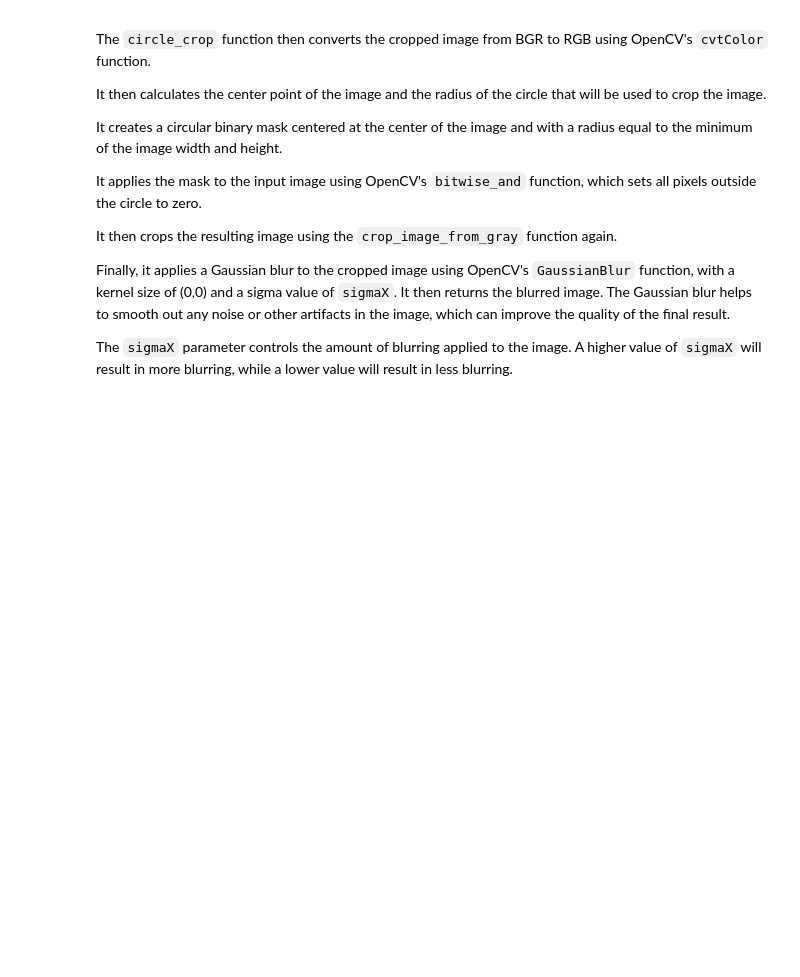
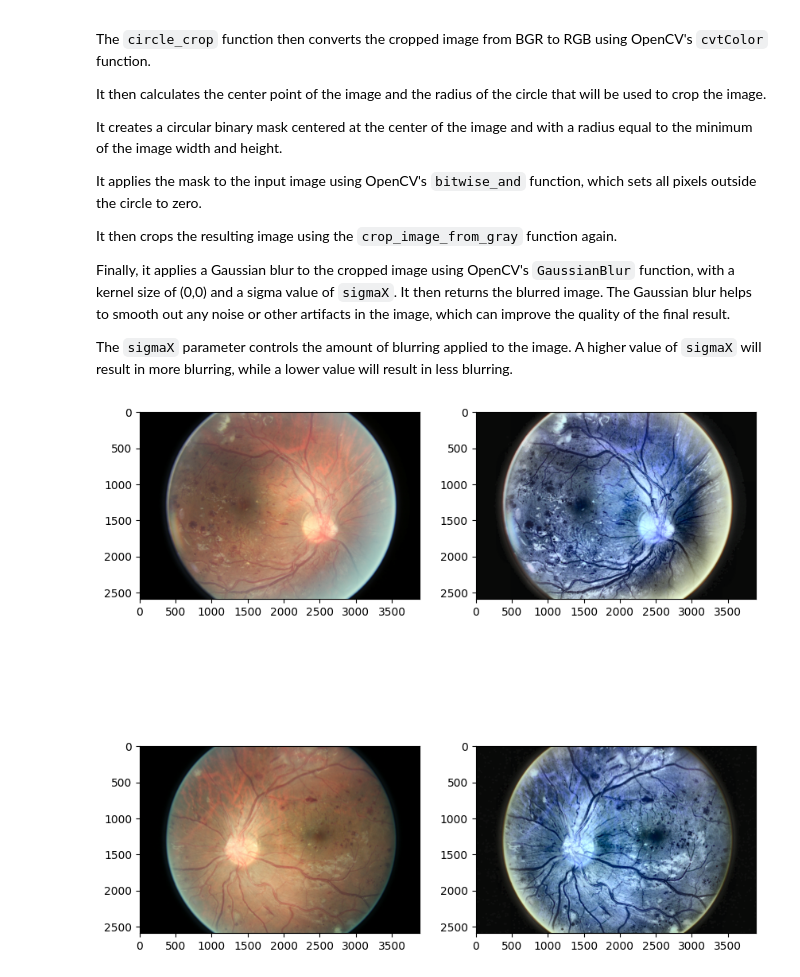
Before and after one commit to bbkx226/Retinal-Image-Enhancement, a Jupyter notebook: imageEnhancement.ipynb, the cells around one changed output. Cells and saved outputs as stored; diff of their text form; code cells hidden in the pictures; blank space fills up the shorter version.

```diff
--- a/imageEnhancement.ipynb
+++ b/imageEnhancement.ipynb
@@ -270,3 +259,79 @@ It then crops the resulting image using the `crop_image_from_gray` function agai
 Finally, it applies a Gaussian blur to the cropped image using OpenCV's `GaussianBlur` function, with a kernel size of (0,0) and a sigma value of `sigmaX`. It then returns the blurred image. The Gaussian blur helps to smooth out any noise or other artifacts in the image, which can improve the quality of the final result.
 
 The `sigmaX` parameter controls the amount of blurring applied to the image. A higher value of `sigmaX` will result in more blurring, while a lower value will result in less blurring.
+# %%
+# Define a function for image enhancement
+def image_enhancement_5(img):
+    # Make a copy of the input image
+    copy = img.copy()
+
+    # Convert the copy to grayscale
+    copy = cv2.cvtColor(copy, cv2.COLOR_RGB2GRAY)
+
+    # Apply Gaussian blur to the grayscale image
+    blur = cv2.GaussianBlur(copy, (5, 5), 0)
+
+    # Apply thresholding to create a binary image
+    thresh = cv2.threshold(blur, 10, 255, cv2.THRESH_BINARY)[1]
+
+    # Find contours in the binary image
+    contour = cv2.findContours(thresh.copy(), cv2.RETR_EXTERNAL, cv2.CHAIN_APPROX_SIMPLE)[0][0]
+    contour = contour[:, 0, :]
+
+    # Determine the coordinates of the bounding box
+    x1 = tuple(contour[contour[:, 0].argmin()])[0]
+    y1 = tuple(contour[contour[:, 1].argmin()])[1]
+    x2 = tuple(contour[contour[:, 0].argmax()])[0]
+    y2 = tuple(contour[contour[:, 1].argmax()])[1]
+
+    # Calculate cropping offsets based on the bounding box
+    x_offset = int((x2 - x1) * 4 / 50)
+    y_offset = int((y2 - y1) * 5 / 50)
+
+    # Make a second copy of the input image
+    copy2 = img.copy()
+
+    # Crop and resize the image if the bounding box is sufficiently large
+    if x2 - x1 > 100 and y2 - y1 > 100:
+        copy2 = copy2[y1 + y_offset: y2 - y_offset, x1 + x_offset: x2 - x_offset]
+        copy2 = cv2.resize(copy2, (400, 400))
+
+    # Convert the cropped image to LAB color space
+    lab = cv2.cvtColor(copy2, cv2.COLOR_RGB2LAB)
+    l, a, b = cv2.split(lab)
+
+    # Apply CLAHE (Contrast Limited Adaptive Histogram Equalization) to the L channel
+    clahe = cv2.createCLAHE(clipLimit=5.0, tileGridSize=(8, 8))
+    cl = clahe.apply(l)
+    limg = cv2.merge((cl, a, b))
+
+    # Convert back to RGB color space
+    son = cv2.cvtColor(limg, cv2.COLOR_LAB2RGB)
+
+    # Apply median blur to the enhanced image
+    med_son = cv2.medianBlur(son, 3)
+
+    # Apply median blur to a background version of the enhanced image
+    arka_plan = cv2.medianBlur(son, 37)
+
+    # Create a mask to subtract the background
+    maske = cv2.addWeighted(med_son, 1, arka_plan, -1, 255)
+
+    # Apply the mask to the enhanced image
+    son_img = cv2.bitwise_and(maske, med_son)
+
+    return son_img
+
+# Example usage:
+# Load the input images
+img_left = cv2.imread('assets/16_left.jpeg')
+img_right = cv2.imread('assets/16_right.jpeg')
+
+# Apply image enhancement to the input images
+img_left_enhanced = image_enhancement_5(img_left)
+img_right_enhanced = image_enhancement_5(img_right)
+
+# Now, you can display the images using your 'plot_images' function if available.
+plot_images([img_left2, img_left_enhanced, img_right2, img_right_enhanced])
+# %% [output]
+[figure, added]
```
Also changed, not shown: parts of 6 cells of this notebook.
